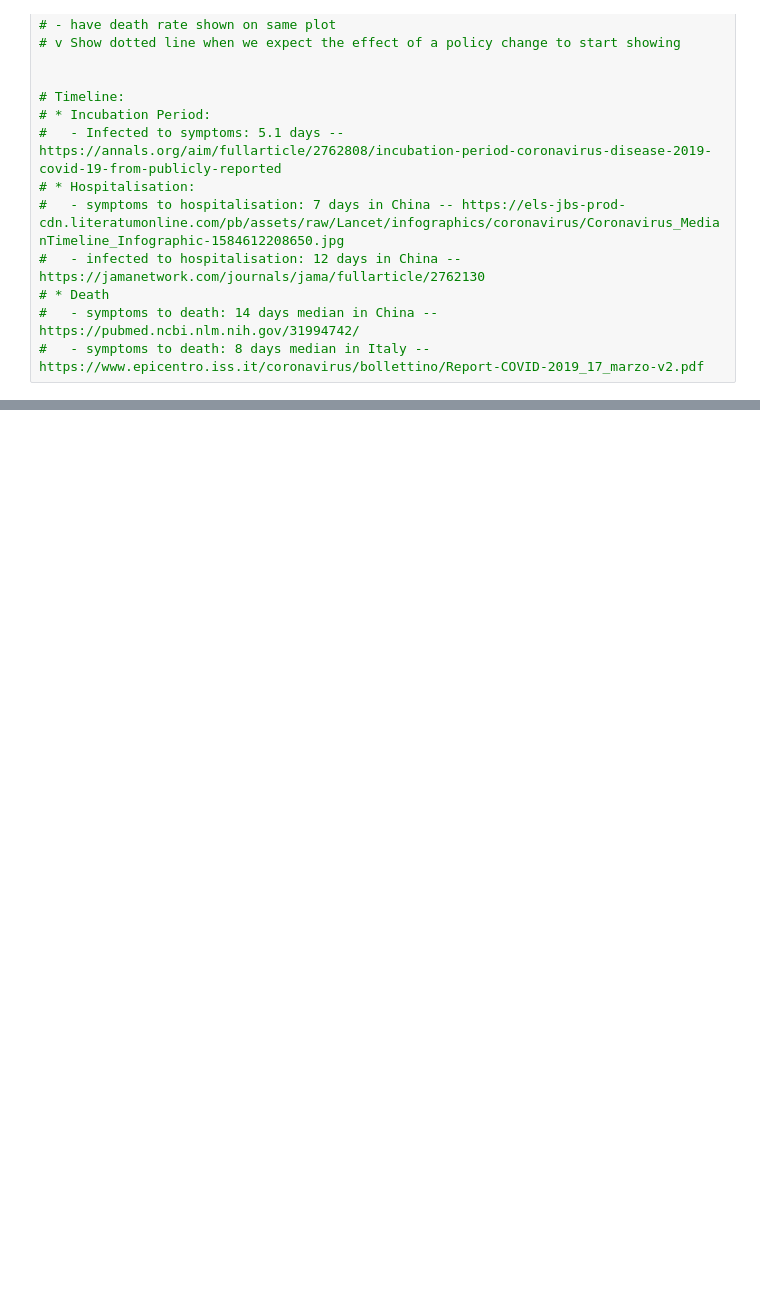
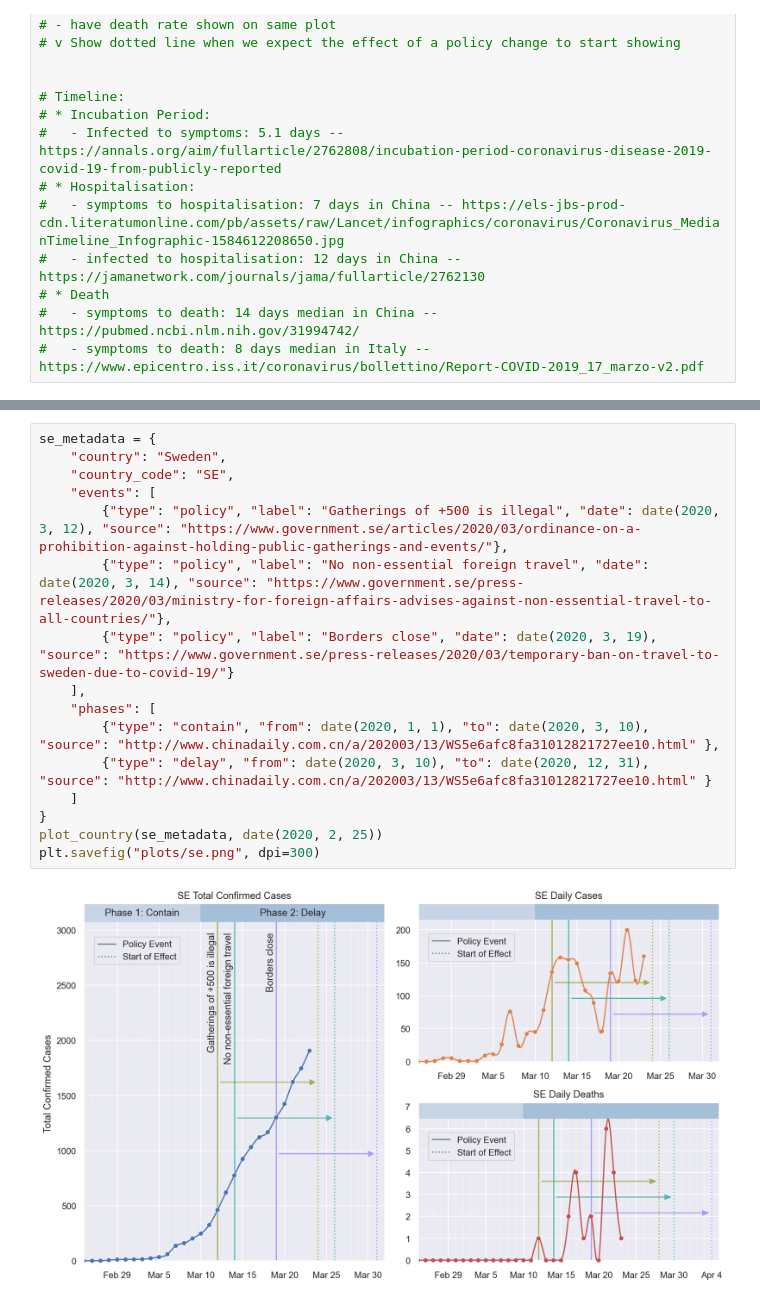
Before and after one commit to arnfred/covid-19, a Jupyter notebook: Covid-plotting.ipynb, the cells around one changed output, grey strips where cells are left out. Cells and saved outputs as stored; diff of their text form; blank space fills up the shorter version.

```diff
--- a/Covid-plotting.ipynb
+++ b/Covid-plotting.ipynb
@@ -211,0 +213,18 @@ plt.savefig("plots/dk.png", dpi=300)
+# %%
+se_metadata = {
+    "country": "Sweden",
+    "country_code": "SE",
+    "events": [
+        {"type": "policy", "label": "Gatherings of +500 is illegal", "date": date(2020, 3, 12), "source": "https://www.government.se/articles/2020/03/ordinance-on-a-prohibition-against-holding-public-gatherings-and-events/"},
+        {"type": "policy", "label": "No non-essential foreign travel", "date": date(2020, 3, 14), "source": "https://www.government.se/press-releases/2020/03/ministry-for-foreign-affairs-advises-against-non-essential-travel-to-all-countries/"},
+        {"type": "policy", "label": "Borders close", "date": date(2020, 3, 19), "source": "https://www.government.se/press-releases/2020/03/temporary-ban-on-travel-to-sweden-due-to-covid-19/"}
+    ],
+    "phases": [
+        {"type": "contain", "from": date(2020, 1, 1), "to": date(2020, 3, 10), "source": "http://www.chinadaily.com.cn/a/202003/13/WS5e6afc8fa31012821727ee10.html" },
+        {"type": "delay", "from": date(2020, 3, 10), "to": date(2020, 12, 31), "source": "http://www.chinadaily.com.cn/a/202003/13/WS5e6afc8fa31012821727ee10.html" }
+    ]
+}
+plot_country(se_metadata, date(2020, 2, 25))
+plt.savefig("plots/se.png", dpi=300)
+# %% [output]
+[figure, added]
```
Also changed, not shown: parts of 7 cells of this notebook, 6 other files.
